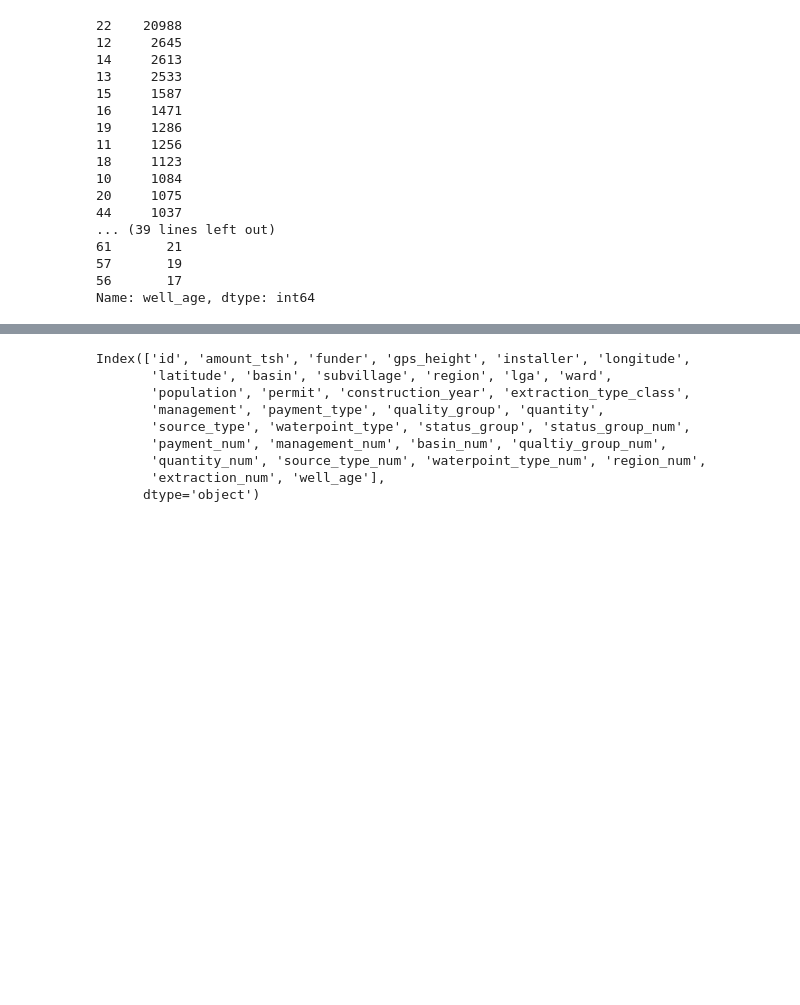
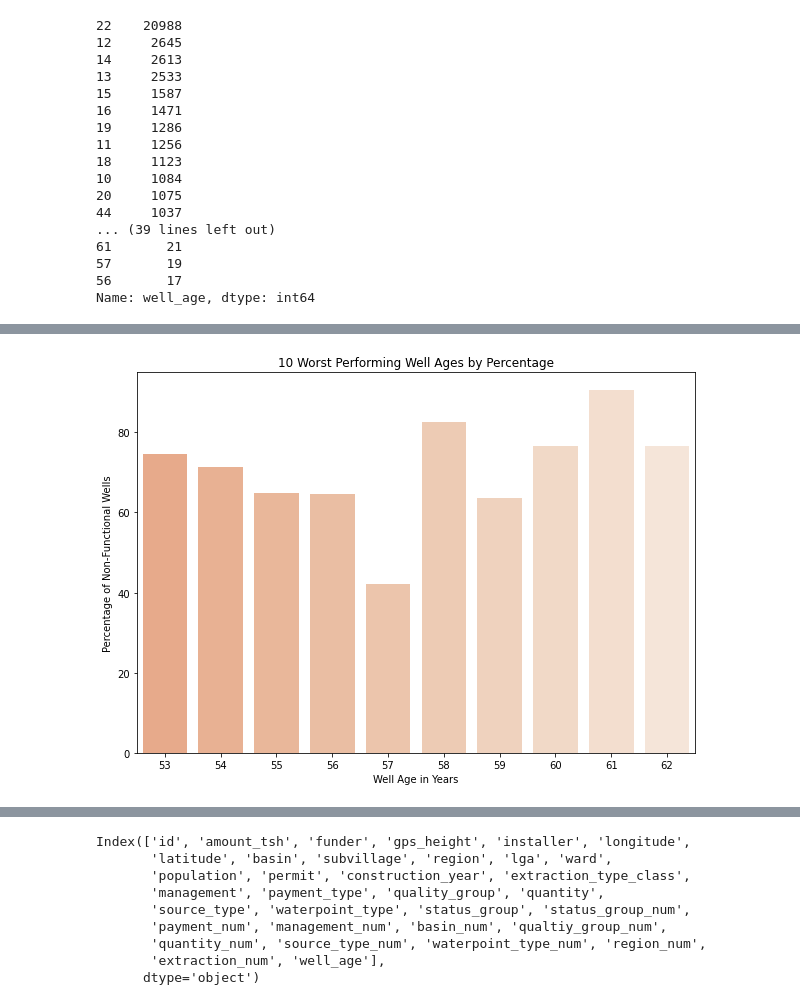
Before and after one commit to tvrjuana/tanzania-water-wells, a Jupyter notebook: train_test_split.ipynb, the cells around one changed output, grey strips where cells are left out. Cells and saved outputs as stored; diff of their text form; code cells hidden in the pictures; blank space fills up the shorter version.

```diff
--- a/train_test_split.ipynb
+++ b/train_test_split.ipynb
@@ -178,3 +178,9 @@ water_wells['well_age'].value_counts()
 57       19
 56       17
 Name: well_age, dtype: int64
+# %%
+ratio_df = water_wells.copy()
+# %%
+ratio_df = ratio_df.groupby('well_age', as_index=False)['status_group_num'].agg(['count', 'sum']).reset_index()
+ratio_df['ratio'] = 100 * ratio_df['sum'] / ratio_df['count']
+ratio_df = ratio_df.rename(columns={'count': 'total_wells', 'sum': 'non-functional'})
@@ -180,0 +196,13 @@ Name: well_age, dtype: int64
+# %%
+# Plotting relationship between well age and non-funcional well
+order = ratio_df.groupby('well_age').mean().sort_values('well_age').index
+
+plt.figure(figsize=(10,7))
+sns.barplot(data=ratio_df, x='well_age', y='ratio', order=order,
+           palette = 'rocket')
+plt.xlim(43.5,)
+plt.ylabel("Percentage of Non-Functional Wells")
+plt.xlabel("Well Age in Years")
+plt.title("10 Worst Performing Well Ages by Percentage");
+# %% [output]
+[figure, added]
```
Also changed, not shown: parts of 7 cells of this notebook, 2 other files.
